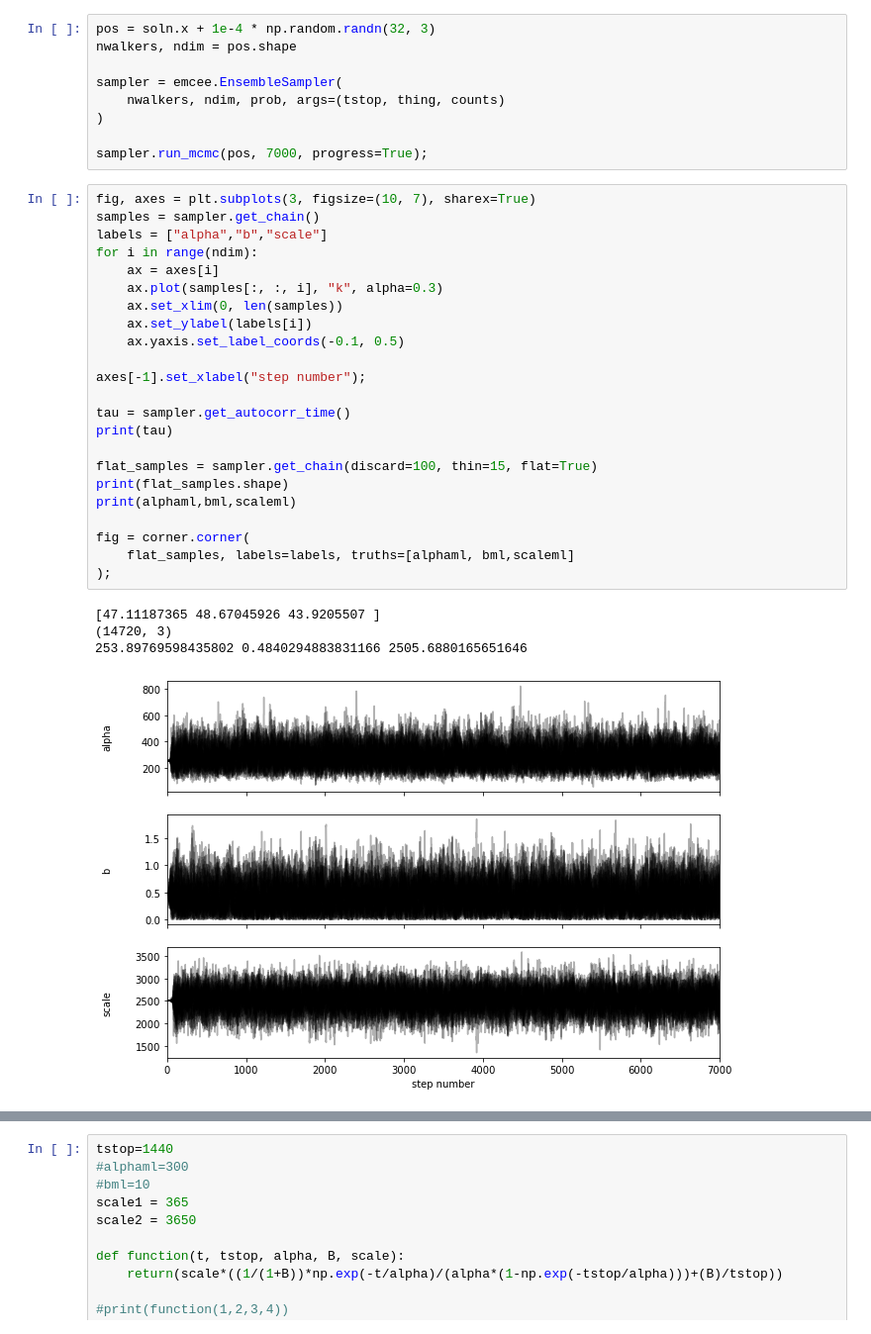
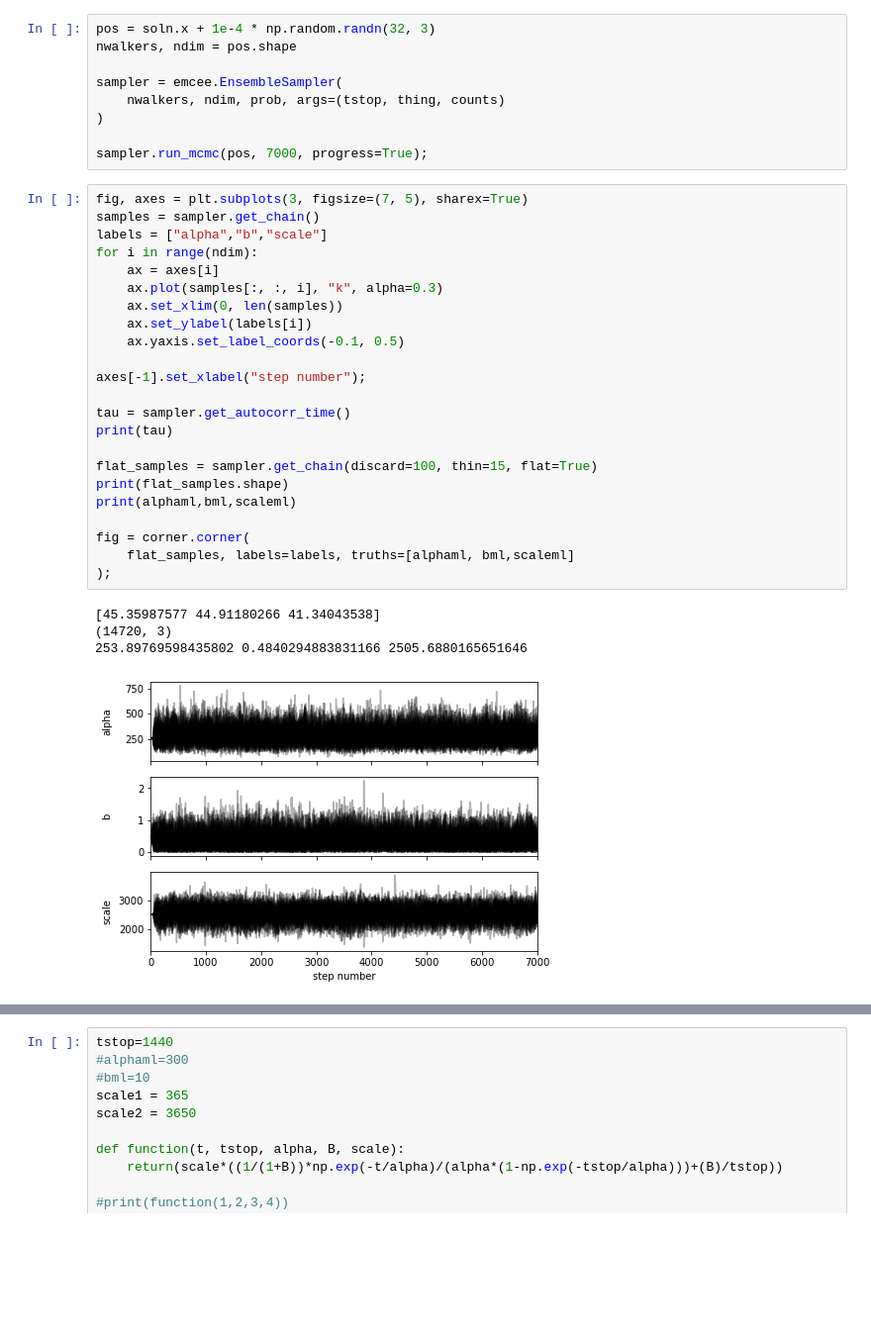
Before and after one commit to villano-lab/thermal-flux_paper2023, a Jupyter notebook: modelMCMCfitting.ipynb, the cells around one changed output, grey strips where cells are left out. Shown: that part at 99% size. Drawn from its saved outputs; the diff is of its cells as text; blank space fills up the shorter version.

```diff
--- a/modelMCMCfitting.ipynb
+++ b/modelMCMCfitting.ipynb
@@ -113,30 +113,30 @@ sampler = emcee.EnsembleSampler(
 
 sampler.run_mcmc(pos, 7000, progress=True);
 # %%
-fig, axes = plt.subplots(3, figsize=(10, 7), sharex=True)
+fig, axes = plt.subplots(3, figsize=(7, 5), sharex=True)
 samples = sampler.get_chain()
 labels = ["alpha","b","scale"]
 for i in range(ndim):
     ax = axes[i]
     ax.plot(samples[:, :, i], "k", alpha=0.3)
     ax.set_xlim(0, len(samples))
     ax.set_ylabel(labels[i])
     ax.yaxis.set_label_coords(-0.1, 0.5)
 
 axes[-1].set_xlabel("step number");
 
 tau = sampler.get_autocorr_time()
 print(tau)
 
 flat_samples = sampler.get_chain(discard=100, thin=15, flat=True)
 print(flat_samples.shape)
 print(alphaml,bml,scaleml)
 
 fig = corner.corner(
     flat_samples, labels=labels, truths=[alphaml, bml,scaleml]
 );
 # %% [output]
-[47.11187365 48.67045926 43.9205507 ]
+[45.35987577 44.91180266 41.34043538]
 (14720, 3)
 253.89769598435802 0.4840294883831166 2505.6880165651646
-[figure, old version]
+[figure, new version]
```
Also changed, not shown: parts of 2 cells of this notebook.
